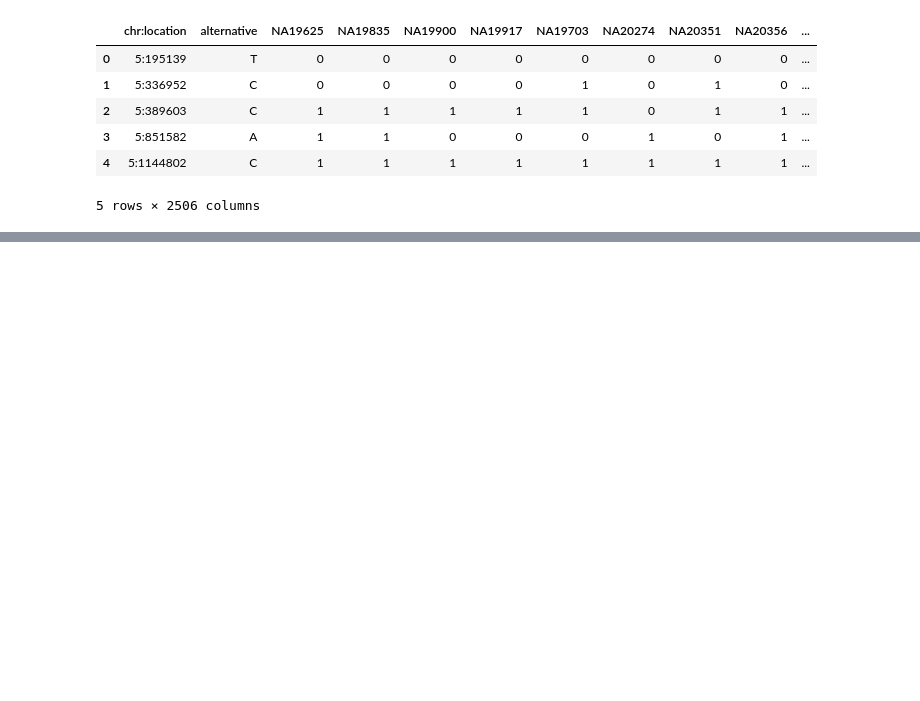
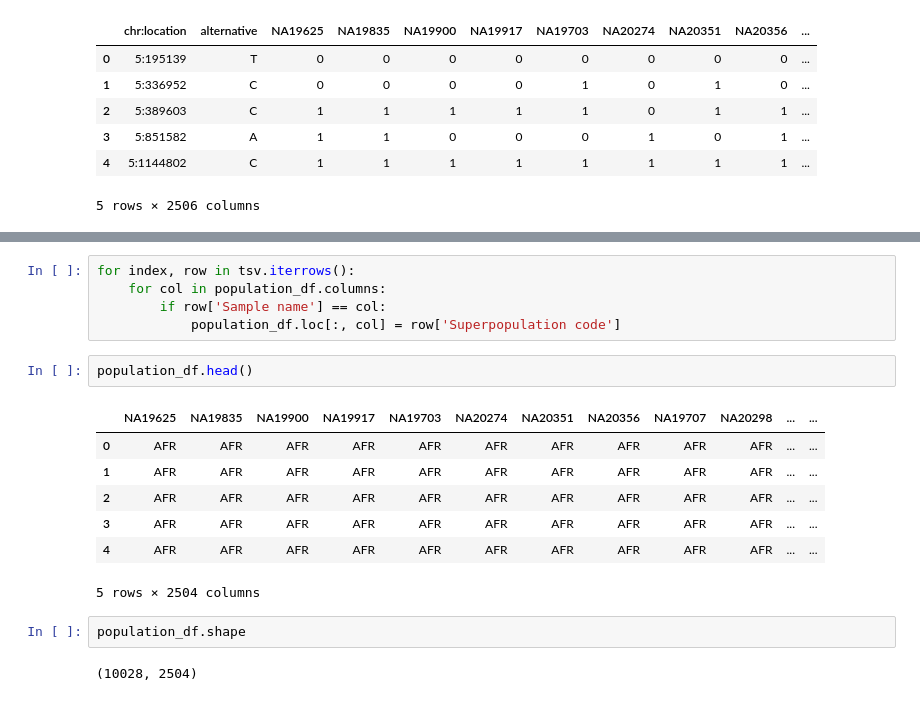
Before and after one commit to JCBucio/amphora-health-genomics-challenge, a Jupyter notebook: src/1_data-augmentation.ipynb, the cells around one changed output, grey strips where cells are left out. Cells and saved outputs as stored; diff of their text form; blank space fills up the shorter version.

```diff
--- a/src/1_data-augmentation.ipynb
+++ b/src/1_data-augmentation.ipynb
@@ -49,0 +56,19 @@ len(superpopulation_dummies)
+# %%
+for index, row in tsv.iterrows():
+    for col in population_df.columns:
+        if row['Sample name'] == col:
+            population_df.loc[:, col] = row['Superpopulation code']
+# %%
+population_df.head()
+# %% [output]
+|  | NA19625 | NA19835 | NA19900 | NA19917 | NA19703 | NA20274 | NA20351 | NA20356 | NA19707 | NA20298 | ... | ... |
+| 0 | AFR | AFR | AFR | AFR | AFR | AFR | AFR | AFR | AFR | AFR | ... | ... |
+| 1 | AFR | AFR | AFR | AFR | AFR | AFR | AFR | AFR | AFR | AFR | ... | ... |
+| 2 | AFR | AFR | AFR | AFR | AFR | AFR | AFR | AFR | AFR | AFR | ... | ... |
+| 3 | AFR | AFR | AFR | AFR | AFR | AFR | AFR | AFR | AFR | AFR | ... | ... |
+| 4 | AFR | AFR | AFR | AFR | AFR | AFR | AFR | AFR | AFR | AFR | ... | ... |
+5 rows × 2504 columns
+# %%
+population_df.shape
+# %% [output]
+(10028, 2504)
```
Also changed, not shown: parts of 7 cells of this notebook, 3 other files.
